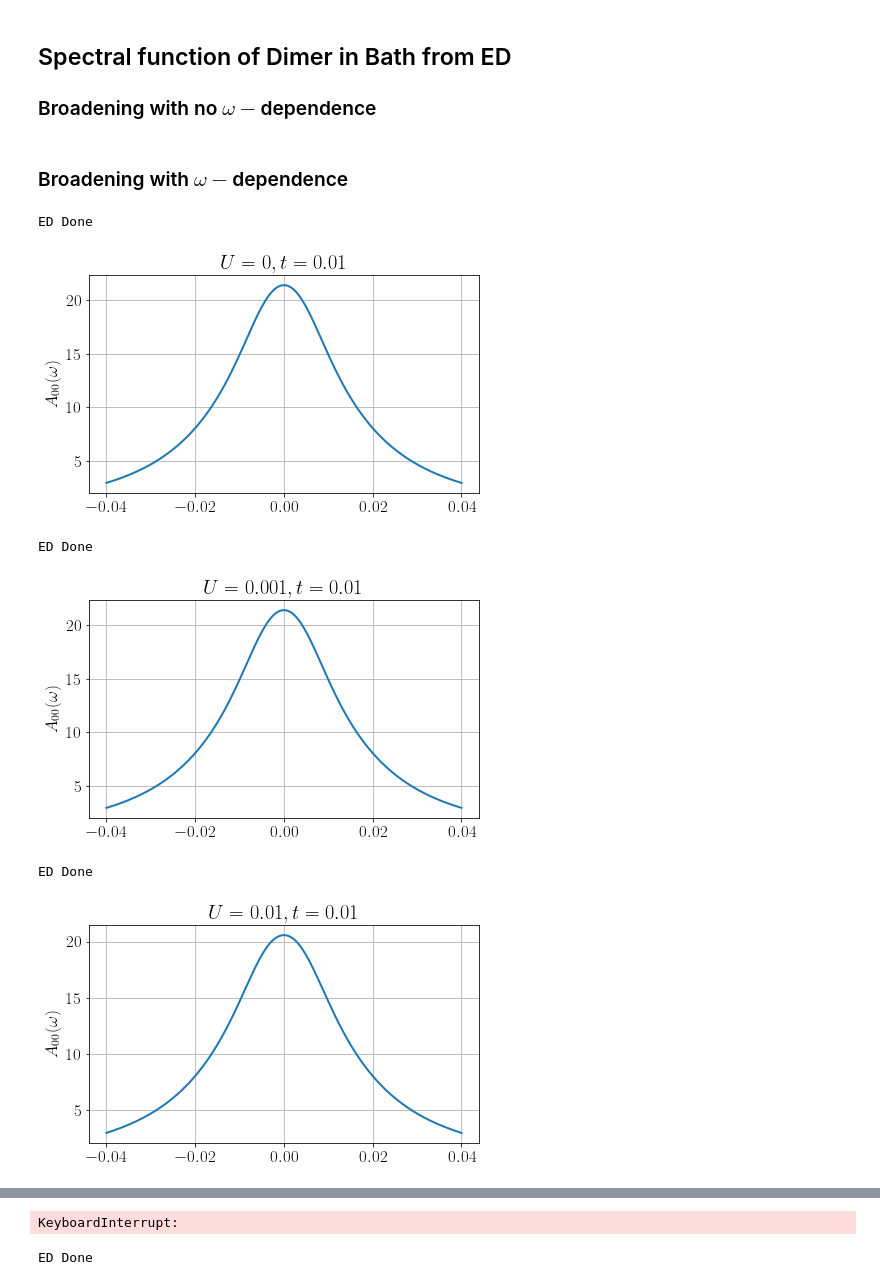
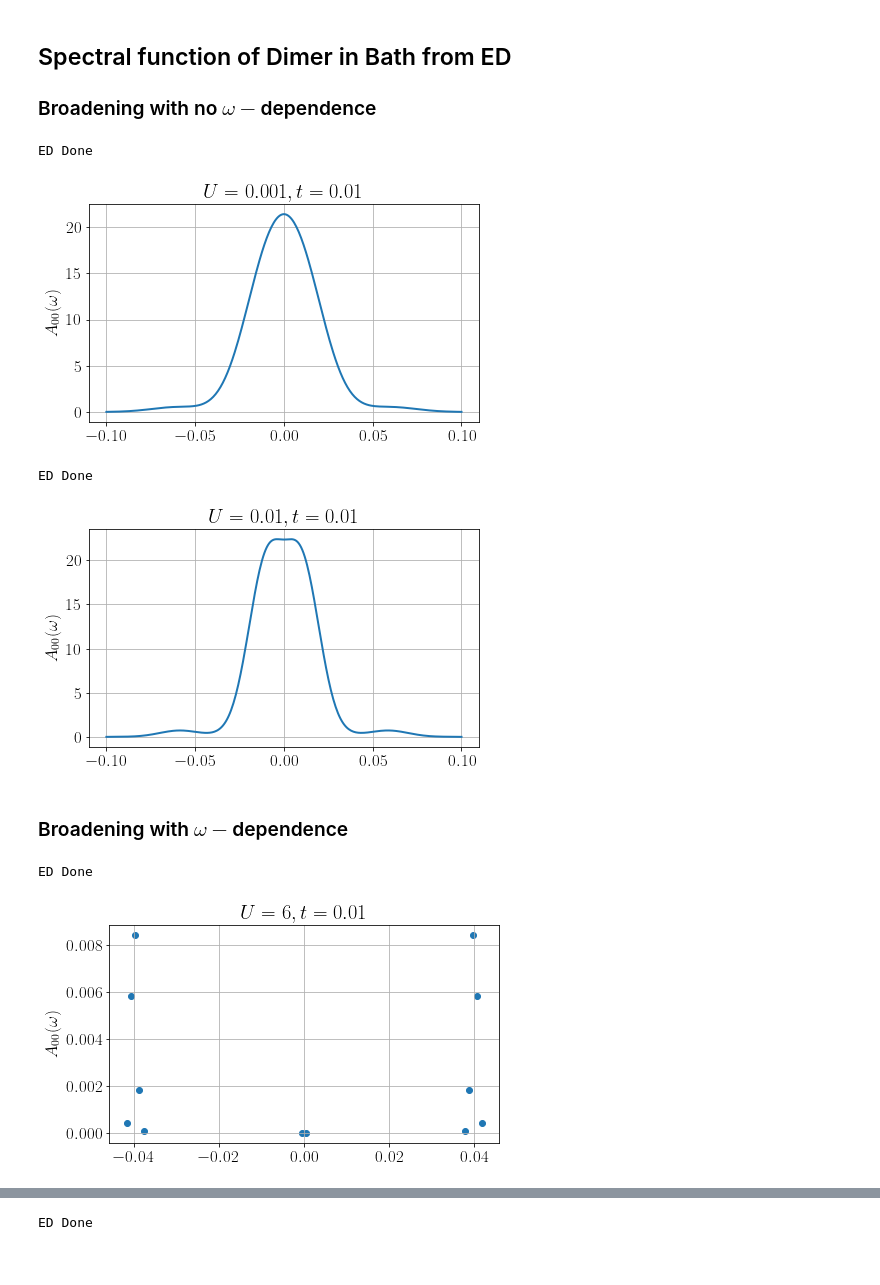
Before and after one commit to abhirup-m/Tiling-Embedded-Esiam, a Jupyter notebook: siam-to-hubbard.ipynb, the cells around one changed output, grey strips where cells are left out. Drawn from its saved outputs; the diff is of its cells as text; code cells hidden in the pictures.

```diff
--- a/siam-to-hubbard.ipynb
+++ b/siam-to-hubbard.ipynb
@@ -214,7 +214,8 @@ ED done
 # %%
 def rho_at_w(args):
     (En, Xn), Xgs, w, t = args
-    eta = 2*t**2/sqrt(t**2 + U**2/16)
+    # eta = 2*t**2/sqrt(t**2 + U**2/16)
+    eta = 2*t/sqrt(1 + U**3/t**3)
     N = len(Xgs.dims[0])
     Z = len(X0)
     Egs = E[0]
@@ -227,7 +228,7 @@ def rho_at_w(args):
     x2 = w + En - Egs
     return (C1_sq * exp(-(x1/eta)**2)/(eta*sqrt(np.pi)) + C2_sq * exp(-(x2/eta)**2)/(eta*sqrt(np.pi))) / Z
 
-for U in [0, 0.02, 0.03, 0.05, 0.08, 0.2]:
+for U in [0.001, 0.01]:
     t = 0.01
     Nk = 2
     a = 1
@@ -242,24 +243,30 @@ for U in [0, 0.02, 0.03, 0.05, 0.08, 0.2]:
     exc = zip(E[1:], X[1:])
     gs = X0
     rho = []
-    w_range = np.linspace(-10, 10, 200, endpoint=True)*t
+    w_range = np.linspace(-10, 10, 300, endpoint=True)*t
     for w in tqdm(w_range):
         rho_w = sum(Pool(processes=5).map(rho_at_w, product(zip(E[1:], X[1:]), X0, [w], [t])))
         rho.append(rho_w)
-
+    rho = np.array(rho)
     plt.plot(w_range, rho)
+    # plt.scatter(w_range[np.where(rho>10**(-10))], rho[np.where(rho>10**(-10))], marker=".")
     plt.ylabel(r"$A_{00}(\omega)$")
     # for x in np.linspace(-12, 12, 10, endpoint=True)*t:
     #     plt.axvline(x, 0, 1, ls="--")
     plt.title(r"$U={}, t={}$".format(U, t))
     plt.show()
+# %% [output]
+ED Done
+[figure, added]
+ED Done
+[figure, added]
 # %% [markdown]
 ### Broadening with $\omega-$dependence
 # %%
 def rho_at_w(args):
     (En, Xn), Xgs, w, t = args
-    # eta = 2*t**2/sqrt(t**2 + sqrt(U)*w**2/sqrt(t))
-    eta = 2*t + w**2/t
+    eta = 2*t**2/sqrt(t**2 + sqrt(U)*w**2/sqrt(t))
+    # eta = 2*t*(1 + w**2/t**2)
     N = len(Xgs.dims[0])
     Z = len(X0)
     Egs = E[0]
@@ -268,38 +275,34 @@ def rho_at_w(args):
     C1_sq = np.real((C1*C1.dag())[0][0][0])
     C2 = Xn.dag()*c0_up*Xgs
     C2_sq = np.real((C2*C2.dag())[0][0][0])
     x1 = w + Egs - En
     x2 = w + En - Egs
     return (C1_sq * exp(-(x1/eta)**2)/(eta*sqrt(np.pi)) + C2_sq * exp(-(x2/eta)**2)/(eta*sqrt(np.pi))) / Z
 
-for U in [0, 0.001, 0.01, 0.02, 0.04, 0.06, 0.08]:
+for U in [6]:
     t = 0.01
     Nk = 2
     a = 1
     k_bath = 2*np.pi*np.arange(Nk)/((Nk)*a)
     Ek_bath = -2*t*np.cos(k_bath*a)
     H_dim_bath = get_ham_dim_bath(U, t, Ek_bath)
     E, X = H_dim_bath.eigenstates()
     print ("ED Done")
     E0 = E[np.where(E == min(E))]
     X0 = X[np.where(E == min(E))]
     Z = len(E0)
     exc = zip(E[1:], X[1:])
     gs = X0
     rho = []
     w_range = np.linspace(-10, 10, 200, endpoint=True)*t
     for w in tqdm(w_range):
         rho_w = sum(Pool(processes=5).map(rho_at_w, product(zip(E[1:], X[1:]), X0, [w], [t])))
         rho.append(rho_w)
-
-    plt.plot(w_range, rho)
+    rho = np.array(rho)
+    plt.scatter(w_range[np.where(rho>10**(-10))], rho[np.where(rho>10**(-10))], marker=".")
     plt.ylabel(r"$A_{00}(\omega)$")
     plt.title(r"$U={}, t={}$".format(U, t))
     plt.show()
 # %% [output]
 ED Done
-[figure, old version]
+[figure, new version]
-ED Done
-[figure, removed]
-ED Done
-[figure, removed]
@@ -323,4 +309,3 @@ Traceback (most recent call last):
-KeyboardInterrupt:
 # %%
 from p_tqdm import p_map
 
```
Also changed, not shown: parts of 1 cell of this notebook, 8 other files.
